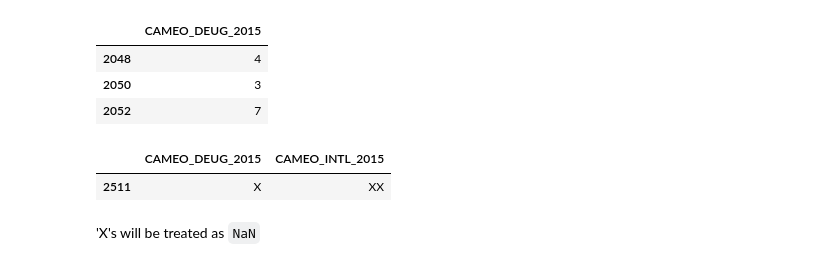
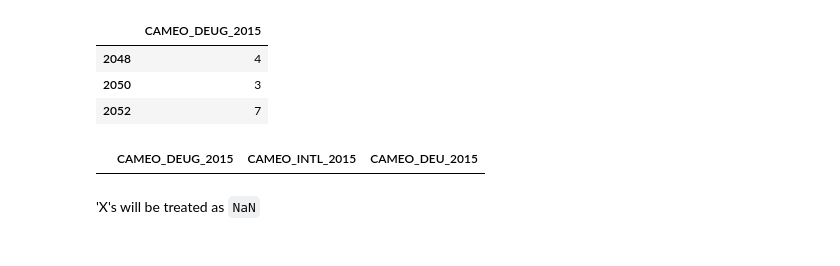
Before and after one commit to bglucca/ArvatoCustomerSegmentation, a Jupyter notebook: 01_eda_segmentation.ipynb, the cells around one changed output. Saved outputs shown, nothing was run; the diff lists cells and outputs as text; code cells hidden in the pictures.

```diff
--- a/01_eda_segmentation.ipynb
+++ b/01_eda_segmentation.ipynb
@@ -85,11 +87,11 @@ census.loc[[2048,2050,2052], ['CAMEO_DEUG_2015']]
 | 2048 | 4 |
 | 2050 | 3 |
 | 2052 | 7 |
-# %%
-census[census['CAMEO_DEUG_2015'] == 'X'][['CAMEO_DEUG_2015','CAMEO_INTL_2015']].drop_duplicates()
-# %% [output]
-|  | CAMEO_DEUG_2015 | CAMEO_INTL_2015 |
-| 2511 | X | XX |
+# %%
+# Including detailed classification, since it belongs along the two indicated columns
+census[census['CAMEO_DEUG_2015'] == 'X'][['CAMEO_DEUG_2015','CAMEO_INTL_2015','CAMEO_DEU_2015']].drop_duplicates()
+# %% [output]
+|  | CAMEO_DEUG_2015 | CAMEO_INTL_2015 | CAMEO_DEU_2015 |
 # %% [markdown]
 'X's will be treated as `NaN`
 # %%
```
Also changed, not shown: parts of 28 cells of this notebook.
